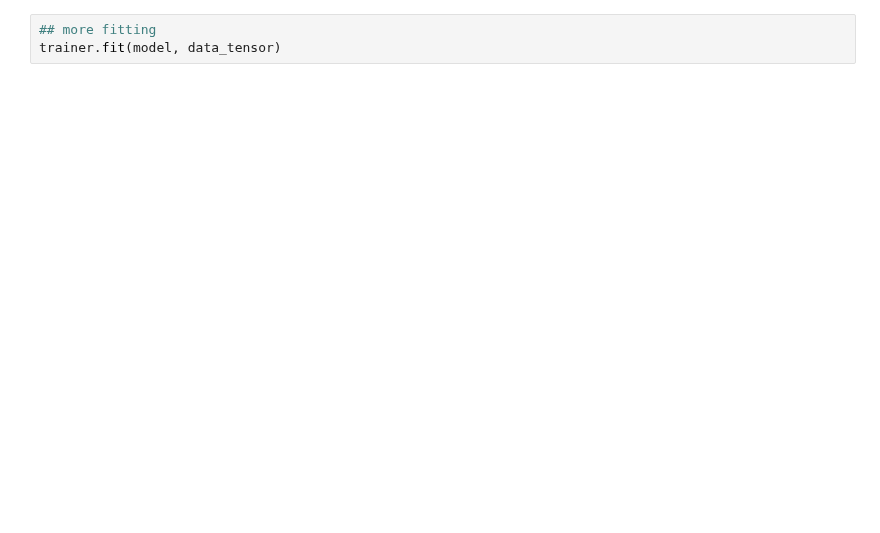
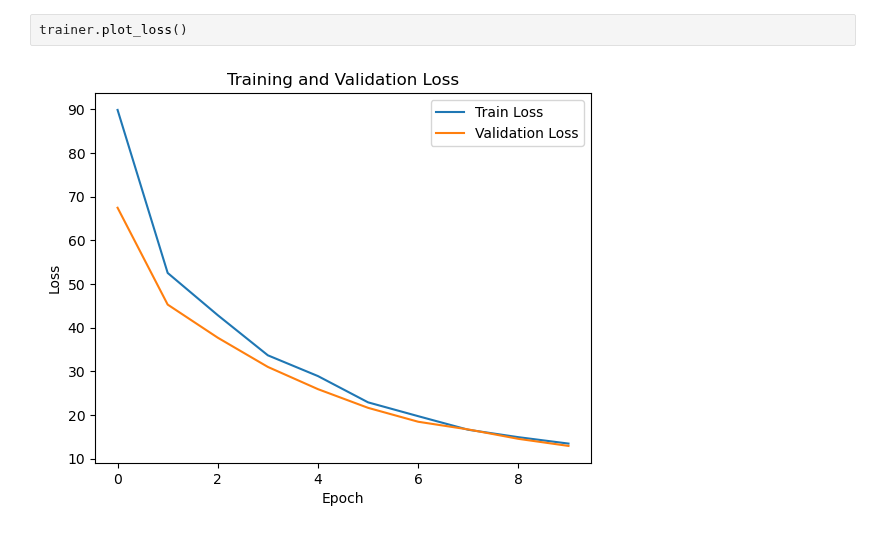
Before and after one commit to PipaFlores/encoder-pacman, a Jupyter notebook: notebooks/Clustering_DNN.ipynb, the cells around one changed output. Drawn from its saved outputs; the diff is of its cells as text; blank space fills up the shorter version.

```diff
--- a/notebooks/Clustering_DNN.ipynb
+++ b/notebooks/Clustering_DNN.ipynb
@@ -102,3 +121,4 @@ trainer.fit(model, data_tensor)
-# %%
-## more fitting
-trainer.fit(model, data_tensor)
+# %%
+trainer.plot_loss()
+# %% [output]
+[figure, added]
```
Also changed, not shown: parts of 21 cells of this notebook, 12 other files.
